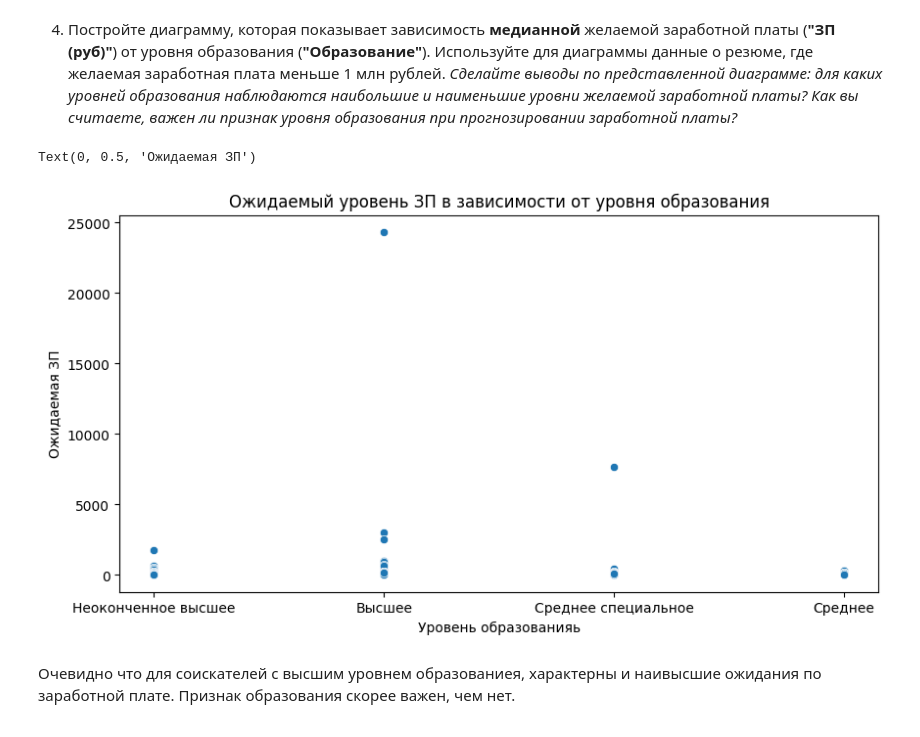
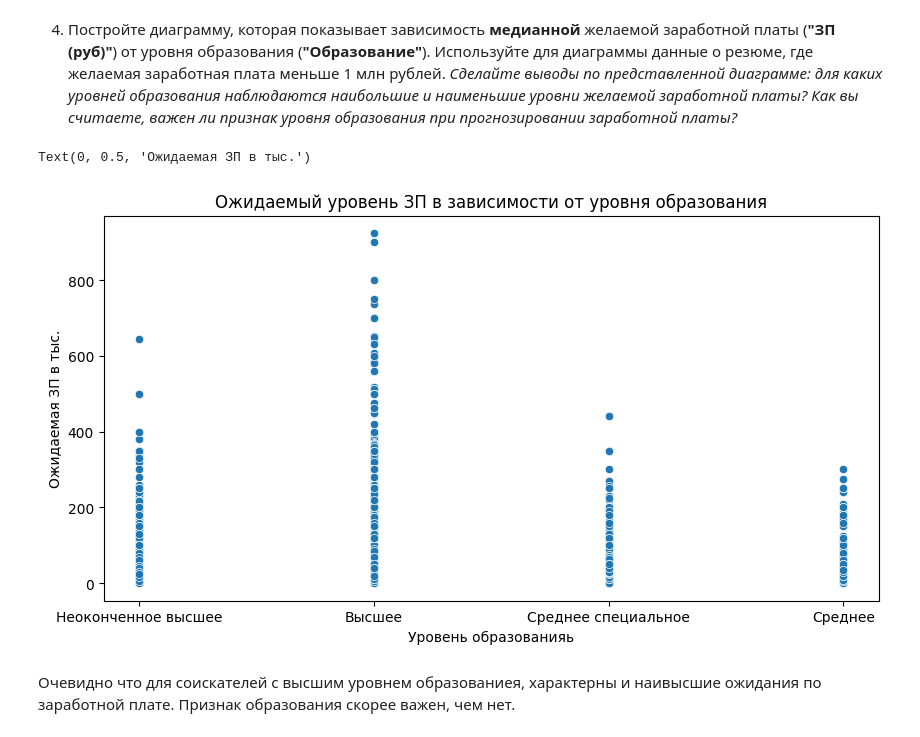
Before and after one commit to Dharmaviira/First_project_of_SF, a Jupyter notebook: Learning-DS-SF/PROJECT-1/Project-1._Ноутбук-шаблон.ipynb, the cells around one changed output. Drawn from its saved outputs; the diff is of its cells as text; code cells hidden in the pictures.

```diff
--- a/Learning-DS-SF/PROJECT-1/Project-1._Ноутбук-шаблон.ipynb
+++ b/Learning-DS-SF/PROJECT-1/Project-1._Ноутбук-шаблон.ipynb
@@ -548,17 +548,17 @@ sns.boxplot(data=hh, x='Опыт работы (месяц)', ax=axes[1])
 3. Постройте распределение признака **"ЗП (руб)"**. Опишите данное распределение, отвечая на следующие вопросы: каковы предельные значения признака, в каком примерном интервале находится заработная плата большинства соискателей? Есть ли аномалии для признака возраста? Обратите внимание на гигантские размеры желаемой заработной платы.
 *Совет: постройте гистограмму и коробчатую диаграмму рядом.*
 # %%
-hh['ЗП в рублях'] = hh['ЗП в рублях'].apply(lambda x: x / 1000)
-
+# hh['ЗП в рублях'] = hh['ЗП в рублях'].apply(lambda x: x / 1000)
+less = hh['ЗП в рублях'] < 200
 fig, axes = plt.subplots(nrows=1, ncols=2, figsize=(15, 4))
 plt.subplots_adjust(hspace=.0)
 
 # Используем ax=axes для отображения результатов на соответствующих осях
-sns.histplot(data=hh, x='ЗП в рублях', ax=axes[0])
+sns.histplot(data=hh[less], x='ЗП в рублях', ax=axes[0])
 axes[0].set_title('Распределение желаемой зарплаты соискателей в рублях', fontsize=16)
 
 # Аналогично для boxplot
-sns.boxplot(data=hh, x='ЗП в рублях', ax=axes[1])
+sns.boxplot(data=hh[less], x='ЗП в рублях', ax=axes[1])
 
 hh['ЗП в рублях'].describe()
 # %% [output]
@@ -580,23 +580,23 @@ Name: ЗП в рублях, dtype: float64
 4. Постройте диаграмму, которая показывает зависимость **медианной** желаемой заработной платы (**"ЗП (руб)"**) от уровня образования (**"Образование"**). Используйте для диаграммы данные о резюме, где желаемая заработная плата меньше 1 млн рублей.
 *Сделайте выводы по представленной диаграмме: для каких уровней образования наблюдаются наибольшие и наименьшие уровни желаемой заработной платы? Как вы считаете, важен ли признак уровня образования при прогнозировании заработной платы?*
 # %%
-less = hh['ЗП в рублях'] < 1000000
+less = hh['ЗП в рублях'] < 1000
 
 fig = plt.figure(figsize=(10, 5))
 
 scatterplot = sns.scatterplot(
     data=hh[less],
     x='Образование',
     y='ЗП в рублях',
 
 );
 
 plt.title('Ожидаемый уровень ЗП в зависимости от уровня образования')
 plt.xlabel('Уровень образованияь')
-plt.ylabel('Ожидаемая ЗП')
+plt.ylabel('Ожидаемая ЗП в тыс.')
 # %% [output]
-Text(0, 0.5, 'Ожидаемая ЗП')
+Text(0, 0.5, 'Ожидаемая ЗП в тыс.')
-[figure, old version]
+[figure, new version]
 # %% [markdown]
 Очевидно что для соискателей с высшим уровнем образованиея, характерны и наивысшие ожидания по заработной плате. Признак образования скорее важен, чем нет.
 # %% [markdown]
```
Also changed, not shown: parts of 16 cells of this notebook.
